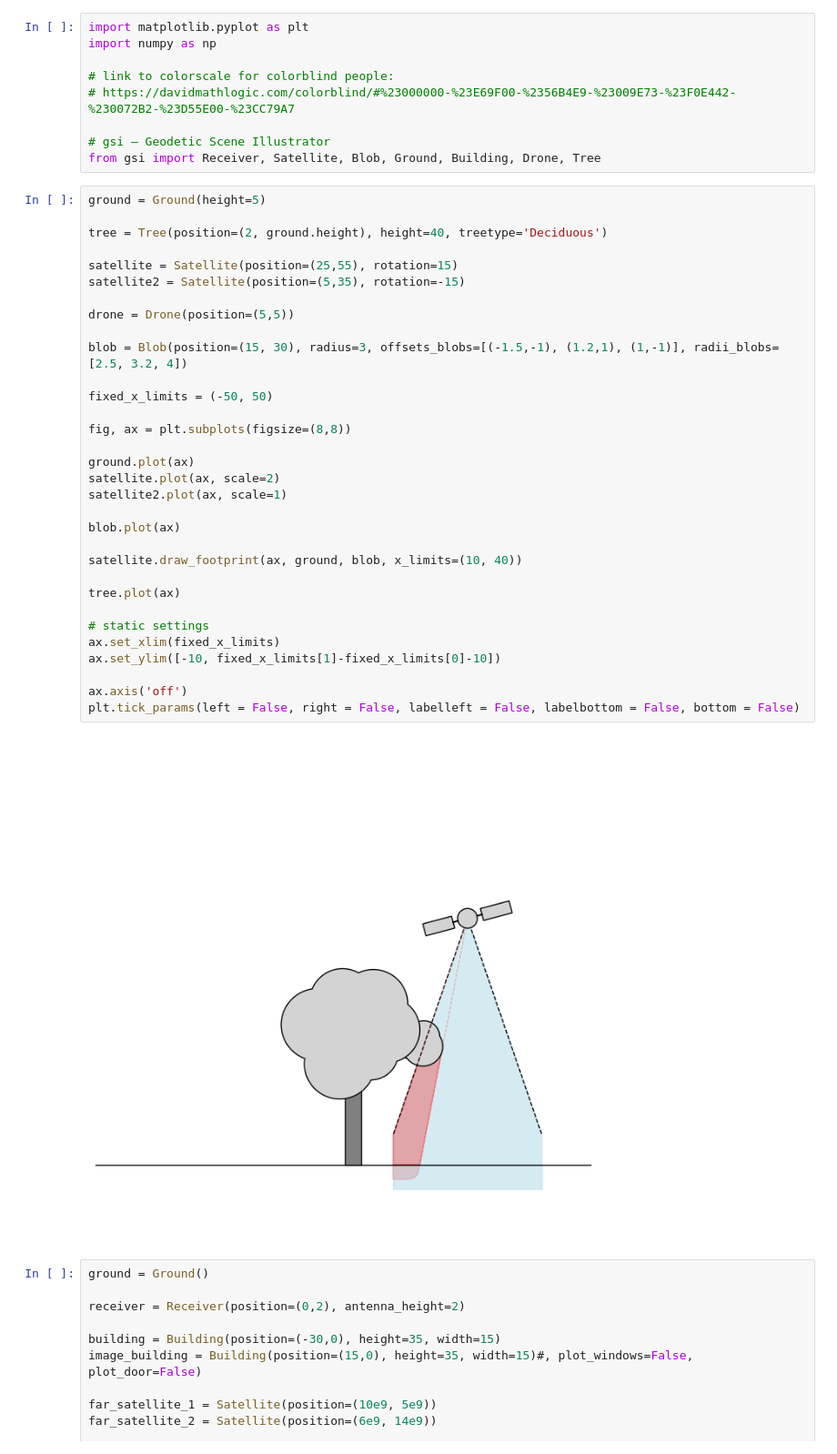
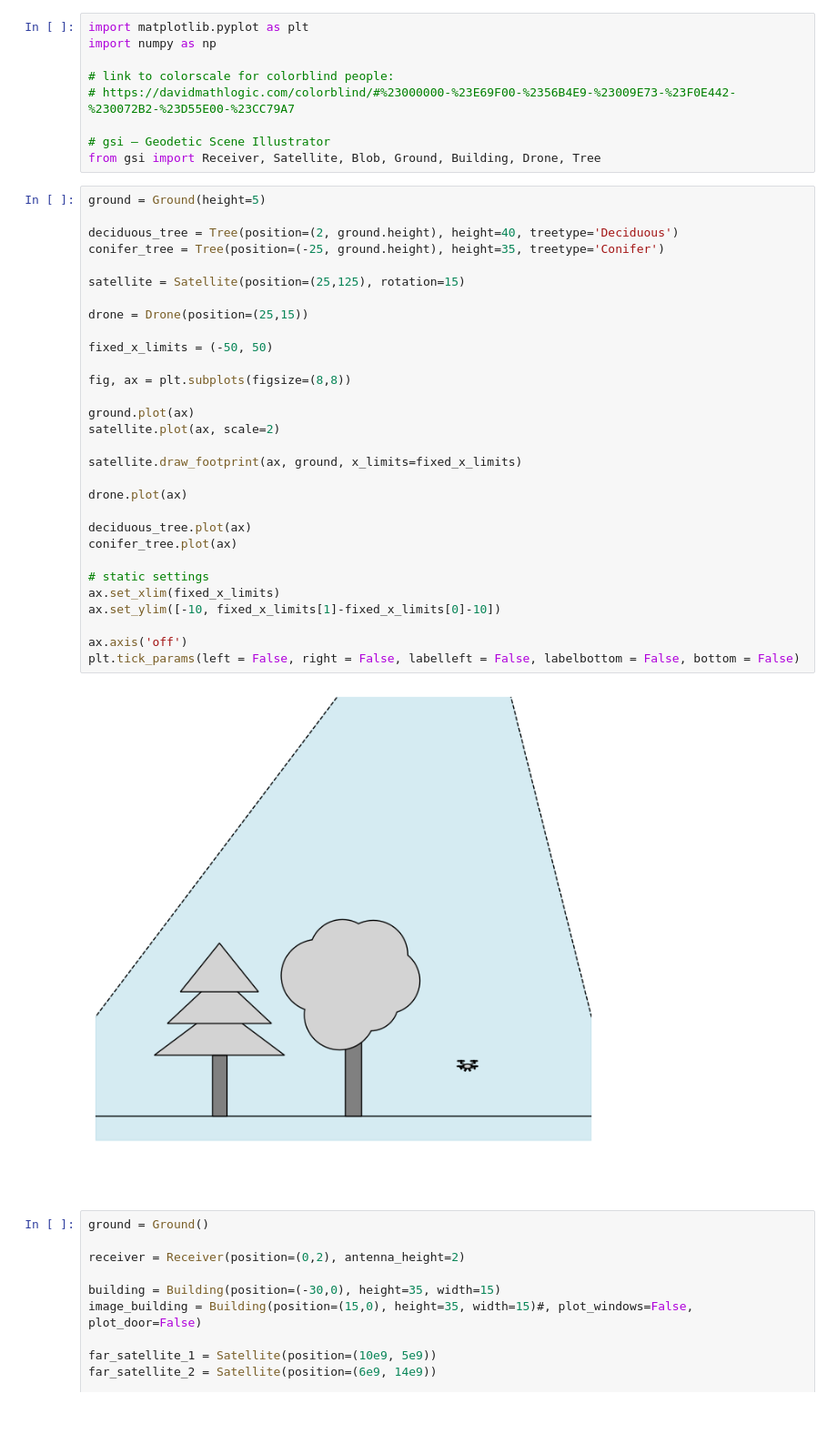
Before and after one commit to R0hero/gsi, a Jupyter notebook: example_scripts.ipynb, the cells around one changed output. Shown at 91% size. Saved outputs shown, nothing was run; the diff lists cells and outputs as text; blank space fills up the shorter version.

Commit message:
feat: add conifer tree to example script and clean up the tree example illustrations

```diff
--- a/example_scripts.ipynb
+++ b/example_scripts.ipynb
@@ -32,37 +35,35 @@ from gsi import Receiver, Satellite, Blob, Ground, Building, Drone, Tree
 # %%
 ground = Ground(height=5)
 
-tree = Tree(position=(2, ground.height), height=40, treetype='Deciduous')
+deciduous_tree = Tree(position=(2, ground.height), height=40, treetype='Deciduous')
+conifer_tree = Tree(position=(-25, ground.height), height=35, treetype='Conifer')
 
-satellite = Satellite(position=(25,55), rotation=15)
-satellite2 = Satellite(position=(5,35), rotation=-15)
+satellite = Satellite(position=(25,125), rotation=15)
 
-drone = Drone(position=(5,5))
-
-blob = Blob(position=(15, 30), radius=3, offsets_blobs=[(-1.5,-1), (1.2,1), (1,-1)], radii_blobs=[2.5, 3.2, 4])
+drone = Drone(position=(25,15))
 
 fixed_x_limits = (-50, 50)
 
 fig, ax = plt.subplots(figsize=(8,8))
 
 ground.plot(ax)
 satellite.plot(ax, scale=2)
-satellite2.plot(ax, scale=1)
 
-blob.plot(ax)
+satellite.draw_footprint(ax, ground, x_limits=fixed_x_limits)
 
-satellite.draw_footprint(ax, ground, blob, x_limits=(10, 40))
+drone.plot(ax)
 
-tree.plot(ax)
+deciduous_tree.plot(ax)
+conifer_tree.plot(ax)
 
 # static settings
 ax.set_xlim(fixed_x_limits)
 ax.set_ylim([-10, fixed_x_limits[1]-fixed_x_limits[0]-10])
 
 ax.axis('off')
 plt.tick_params(left = False, right = False, labelleft = False, labelbottom = False, bottom = False)
 # %% [output]
-[figure, old version]
+[figure, new version]
 # %%
 ground = Ground()
 
```
Also changed, not shown: parts of 1 cell of this notebook.
